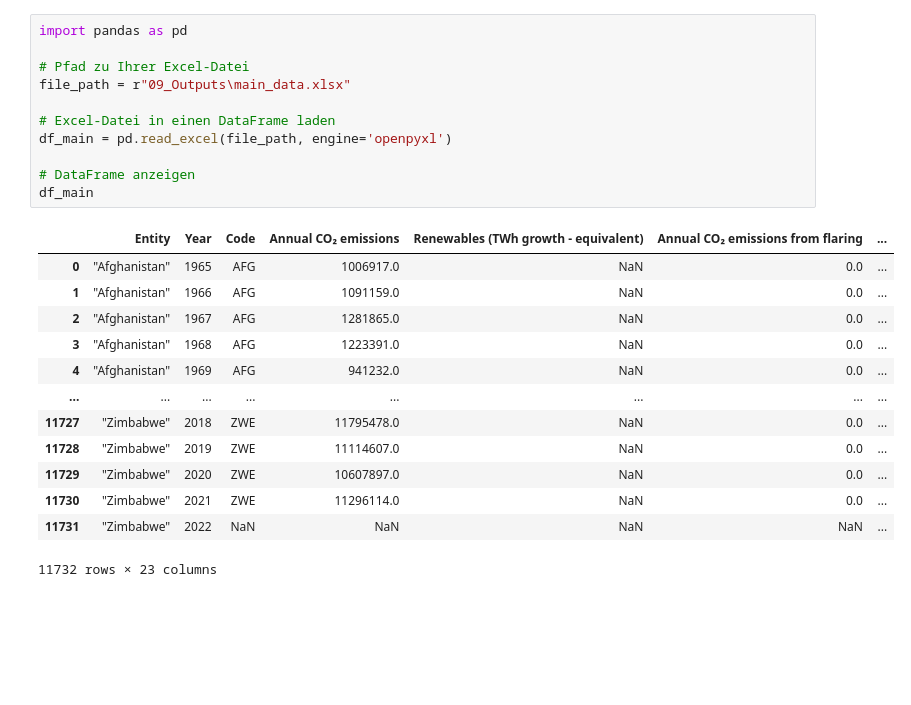
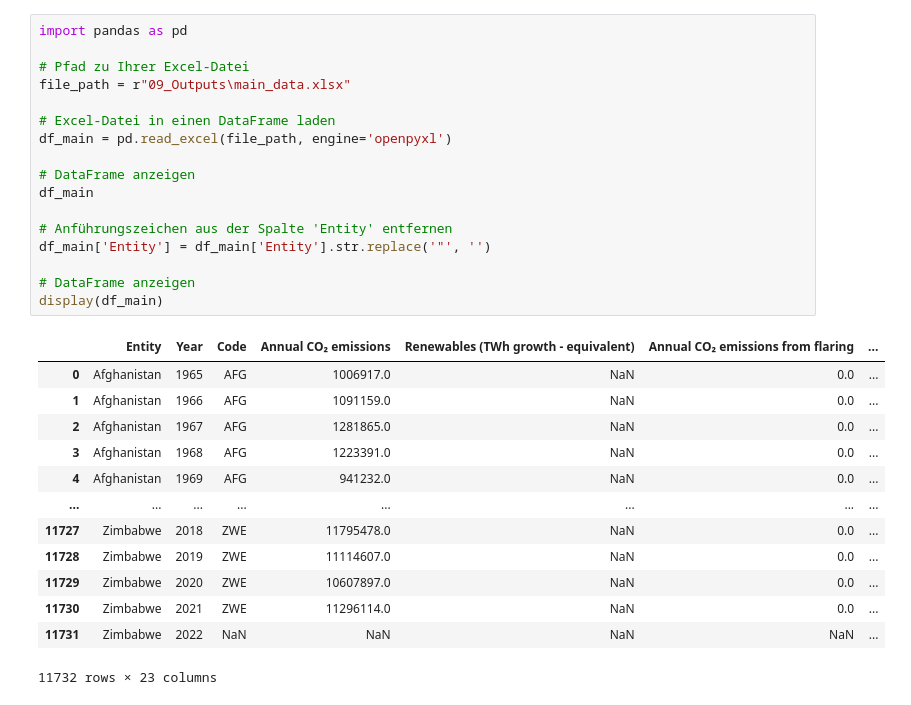
Before and after one commit to PeterPan1888/Stackfuel_Data_Analyst, a Jupyter notebook: DA_Course_Charts_AB.ipynb, the cells around one changed output. Drawn from its saved outputs; the diff is of its cells as text; blank space fills up the shorter version.

Commit message:
Revision of script, creates Dataframe and xlsx - 2023-10-24-1110

```diff
--- a/DA_Course_Charts_AB.ipynb
+++ b/DA_Course_Charts_AB.ipynb
@@ -1,27 +1,33 @@
 # %%
 import pandas as pd
 
 # Pfad zu Ihrer Excel-Datei
 file_path = r"09_Outputs\main_data.xlsx"
 
 # Excel-Datei in einen DataFrame laden
 df_main = pd.read_excel(file_path, engine='openpyxl')
 
 # DataFrame anzeigen
 df_main
+
+# Anführungszeichen aus der Spalte 'Entity' entfernen
+df_main['Entity'] = df_main['Entity'].str.replace('"', '')
+
+# DataFrame anzeigen
+display(df_main)
 # %% [output]
 |  | Entity | Year | Code | Annual CO₂ emissions | Renewables (TWh growth - equivalent) | Annual CO₂ emissions from flaring | ... |
-| 0 | "Afghanistan" | 1965 | AFG | 1006917.0 | NaN | 0.0 | ... |
-| 1 | "Afghanistan" | 1966 | AFG | 1091159.0 | NaN | 0.0 | ... |
-| 2 | "Afghanistan" | 1967 | AFG | 1281865.0 | NaN | 0.0 | ... |
-| 3 | "Afghanistan" | 1968 | AFG | 1223391.0 | NaN | 0.0 | ... |
-| 4 | "Afghanistan" | 1969 | AFG | 941232.0 | NaN | 0.0 | ... |
+| 0 | Afghanistan | 1965 | AFG | 1006917.0 | NaN | 0.0 | ... |
+| 1 | Afghanistan | 1966 | AFG | 1091159.0 | NaN | 0.0 | ... |
+| 2 | Afghanistan | 1967 | AFG | 1281865.0 | NaN | 0.0 | ... |
+| 3 | Afghanistan | 1968 | AFG | 1223391.0 | NaN | 0.0 | ... |
+| 4 | Afghanistan | 1969 | AFG | 941232.0 | NaN | 0.0 | ... |
 | ... | ... | ... | ... | ... | ... | ... | ... |
-| 11727 | "Zimbabwe" | 2018 | ZWE | 11795478.0 | NaN | 0.0 | ... |
-| 11728 | "Zimbabwe" | 2019 | ZWE | 11114607.0 | NaN | 0.0 | ... |
-| 11729 | "Zimbabwe" | 2020 | ZWE | 10607897.0 | NaN | 0.0 | ... |
-| 11730 | "Zimbabwe" | 2021 | ZWE | 11296114.0 | NaN | 0.0 | ... |
-| 11731 | "Zimbabwe" | 2022 | NaN | NaN | NaN | NaN | ... |
+| 11727 | Zimbabwe | 2018 | ZWE | 11795478.0 | NaN | 0.0 | ... |
+| 11728 | Zimbabwe | 2019 | ZWE | 11114607.0 | NaN | 0.0 | ... |
+| 11729 | Zimbabwe | 2020 | ZWE | 10607897.0 | NaN | 0.0 | ... |
+| 11730 | Zimbabwe | 2021 | ZWE | 11296114.0 | NaN | 0.0 | ... |
+| 11731 | Zimbabwe | 2022 | NaN | NaN | NaN | NaN | ... |
 11732 rows × 23 columns
 # %%
 # Filter the DataFrame for Germany
```
Also changed, not shown: parts of 1 cell of this notebook.
